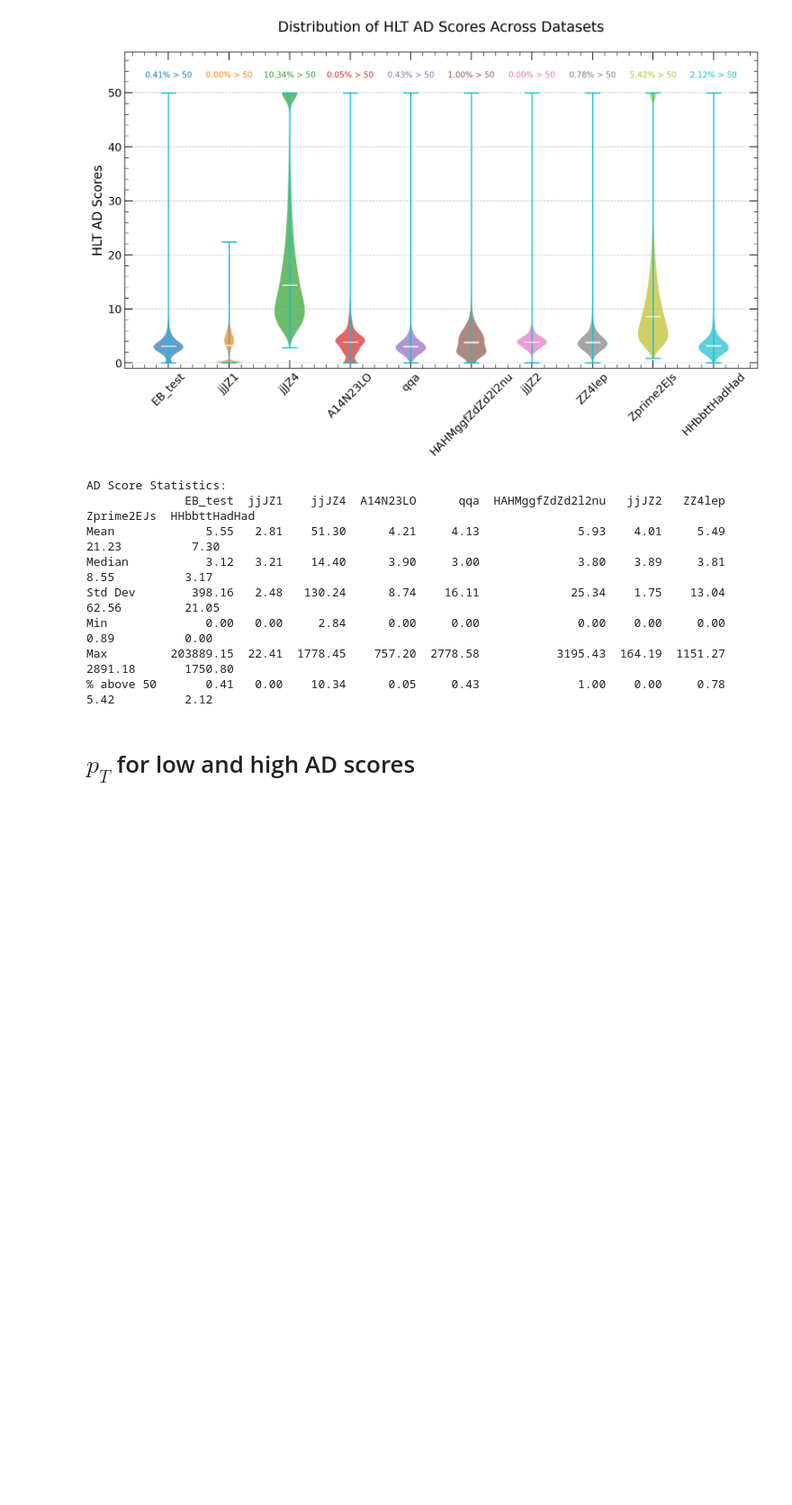
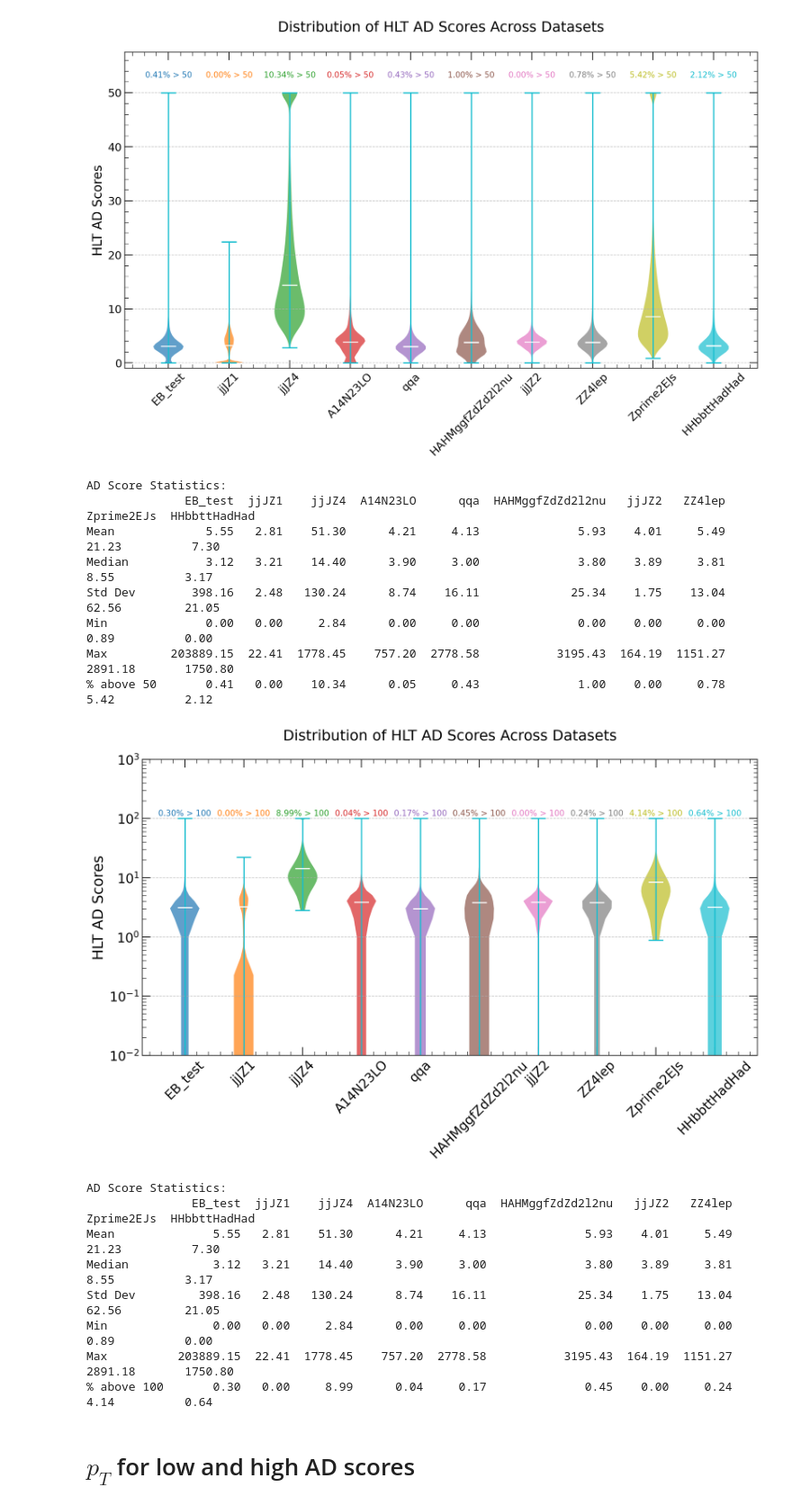
Before and after one commit to clairedavid/atlas_ad_hlt_studies, a Jupyter notebook: notebooks/HLTAD_plots_Claire_v02.ipynb, the cells around one changed output. Shown at 90% size. Saved outputs shown, nothing was run; the diff lists cells and outputs as text; code cells hidden in the pictures; blank space fills up the shorter version.

```diff
--- a/notebooks/HLTAD_plots_Claire_v02.ipynb
+++ b/notebooks/HLTAD_plots_Claire_v02.ipynb
@@ -191,6 +191,18 @@ Std Dev        398.16   2.48   130.24      8.74    16.11             25.34    1.
 Min              0.00   0.00     2.84      0.00     0.00              0.00    0.00     0.00        0.89          0.00
 Max         203889.15  22.41  1778.45    757.20  2778.58           3195.43  164.19  1151.27     2891.18       1750.80
 % above 50       0.41   0.00    10.34      0.05     0.43              1.00    0.00     0.78        5.42          2.12
+# %%
+pu.plot_AD_scores_violin(dataframes, score_limit=100, ylog=True)
+# %% [output]
+[figure, added]
+AD Score Statistics:
+               EB_test  jjJZ1    jjJZ4  A14N23LO      qqa  HAHMggfZdZd2l2nu   jjJZ2   ZZ4lep  Zprime2EJs  HHbbttHadHad
+Mean              5.55   2.81    51.30      4.21     4.13              5.93    4.01     5.49       21.23          7.30
+Median            3.12   3.21    14.40      3.90     3.00              3.80    3.89     3.81        8.55          3.17
+Std Dev         398.16   2.48   130.24      8.74    16.11             25.34    1.75    13.04       62.56         21.05
+Min               0.00   0.00     2.84      0.00     0.00              0.00    0.00     0.00        0.89          0.00
+Max          203889.15  22.41  1778.45    757.20  2778.58           3195.43  164.19  1151.27     2891.18       1750.80
+% above 100       0.30   0.00     8.99      0.04     0.17              0.45    0.00     0.24        4.14          0.64
 # %% [markdown]
 # $p_T$ for low and high AD scores
 # %%
```
Also changed, not shown: parts of 2 cells of this notebook, 1 other file.
